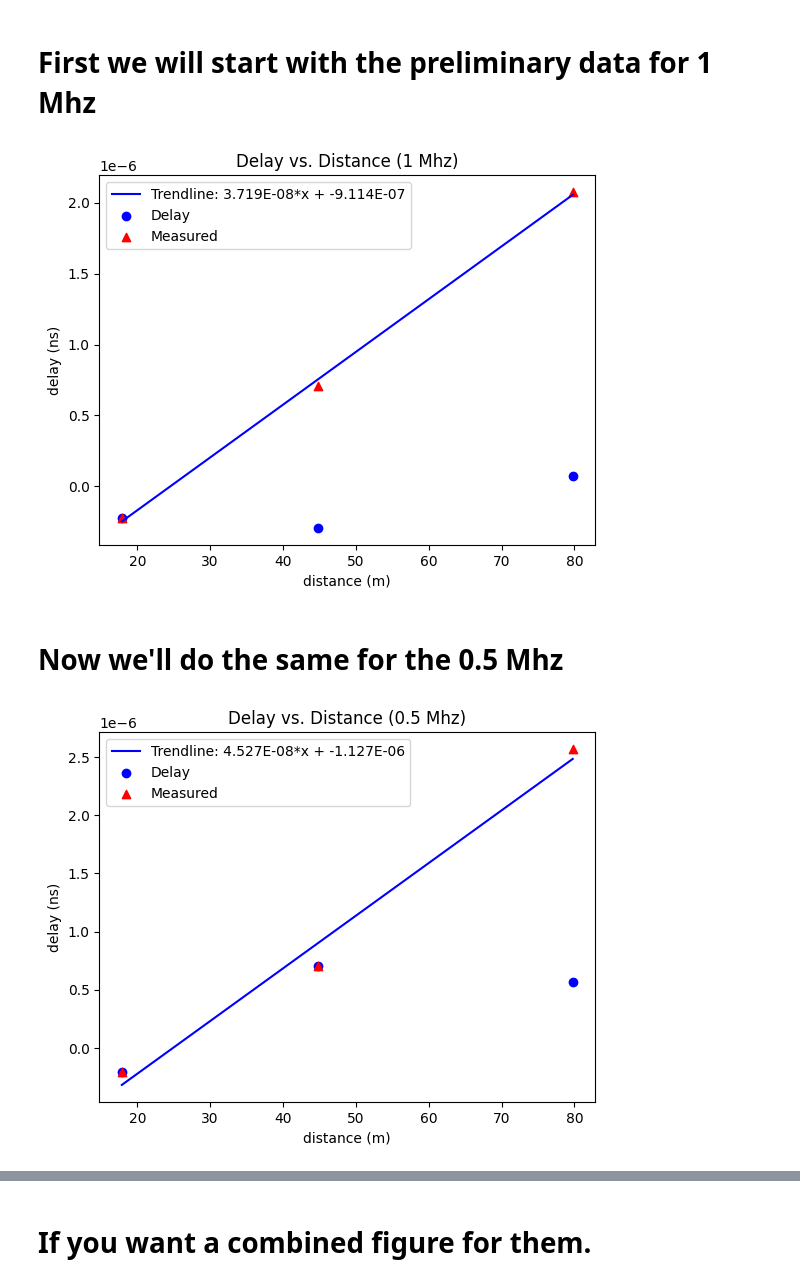
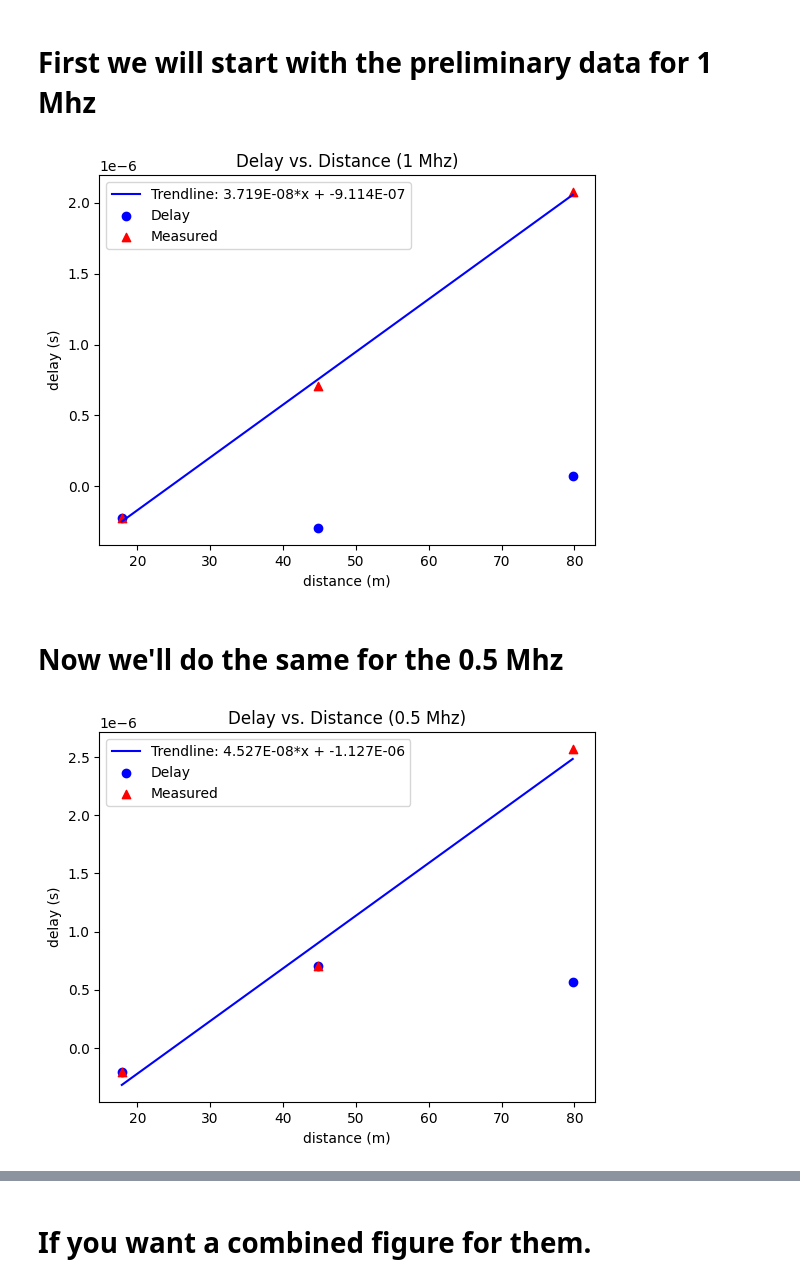
Before and after one commit to ChristianArgueta/PHSX-616, a Jupyter notebook: Speed of Light.ipynb, the cells around one changed output, grey strips where cells are left out. Cells and saved outputs as stored; diff of their text form; code cells hidden in the pictures.

```diff
--- a/Speed of Light.ipynb
+++ b/Speed of Light.ipynb
@@ -13,35 +13,35 @@ import numpy as np
 # Original data
 x_data = np.array([17.88, 44.81, 79.76])
 y_data = np.array([-0.00000022,-0.000000292,0.000000075])
 
 #Red data points
 x_new_data = np.array([17.88, 44.81, 79.76])
 y_new_data = np.array([-0.00000022, 0.000000708,0.000002075])
 
 #Polynomial Fitting
 coefficients = np.polyfit(x_new_data, y_new_data, 1)
 # Create a polynomial object using the coefficients
 polynomial = np.poly1d(coefficients)
 
 #A sequence of x values and y values for plotting the trendline
 x_fit = np.linspace(x_new_data.min(), x_new_data.max(), 50)
 y_fit = polynomial(x_fit)
 
 #Plotting
 plt.plot(x_fit, y_fit, color='blue', label=f'Trendline: {coefficients[0]:.3E}*x + {coefficients[1]:.3E}')
 
 #Scatter Plot
 plt.scatter(x_data, y_data, color='blue', label='Delay')
 plt.scatter(x_new_data, y_new_data, color='red', marker='^', label='Measured')
 
 # Add labels and a title
 plt.xlabel('distance (m)')
-plt.ylabel('delay (ns)')
+plt.ylabel('delay (s)')
 plt.title('Delay vs. Distance (1 Mhz)')
 plt.legend()
 plt.show()
 # %% [output]
-[figure, old version]
+[figure, new version]
 # %% [markdown]
 # Now we'll do the same for the 0.5 Mhz
 # %%
@@ -71,9 +71,9 @@ plt.scatter(x_new_data, y_new_data, color='red', marker='^', label='Measured')
 
 # Add labels and a title
 plt.xlabel('distance (m)')
-plt.ylabel('delay (ns)')
+plt.ylabel('delay (s)')
 plt.title('Delay vs. Distance (0.5 Mhz)')
 plt.legend()
 plt.show()
 # %% [output]
-[figure, old version]
+[figure, new version]
```
Also changed, not shown: parts of 3 cells of this notebook.
